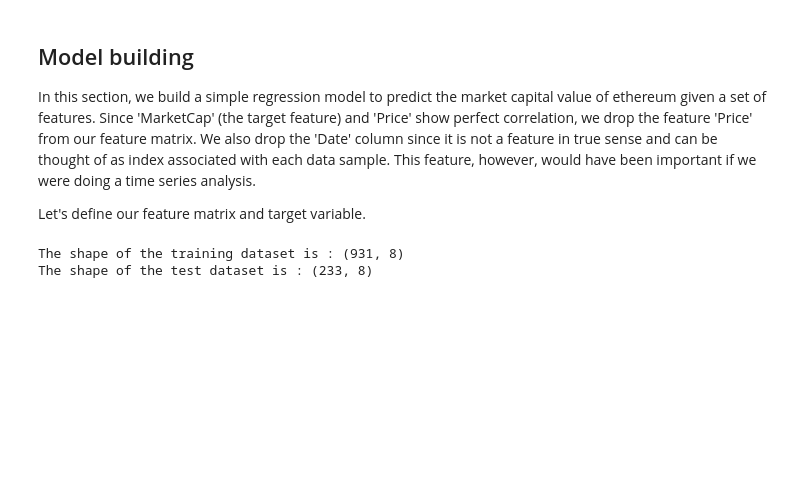
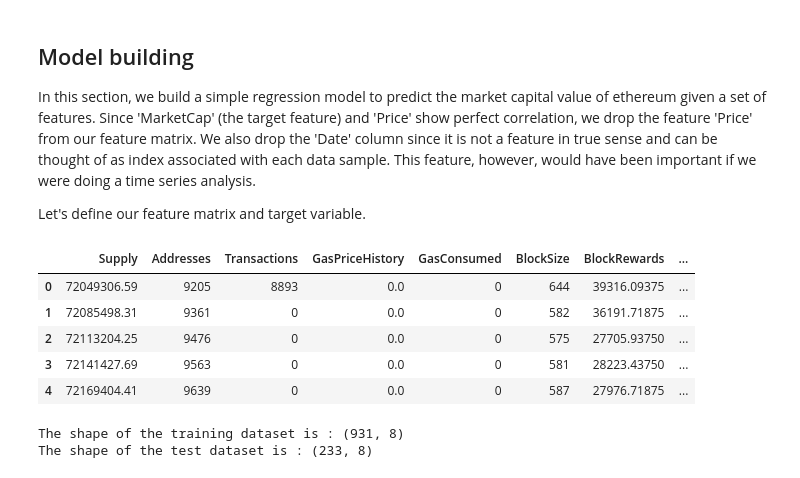
Before and after one commit to nabanitarimpi/Ethereum-data-analysis, a Jupyter notebook: crypto_curr.ipynb, the cells around one changed output. Cells and saved outputs as stored; diff of their text form; code cells hidden in the pictures; blank space fills up the shorter version.

```diff
--- a/crypto_curr.ipynb
+++ b/crypto_curr.ipynb
@@ -244,3 +244,12 @@ X = crypt_df.drop(['Date', 'Price', 'MarketCap'], axis=1)
 
 # target variable
 y = crypt_df['MarketCap'].values
+# %%
+X.head()
+# %% [output]
+|  | Supply | Addresses | Transactions | GasPriceHistory | GasConsumed | BlockSize | BlockRewards | ... |
+| 0 | 72049306.59 | 9205 | 8893 | 0.0 | 0 | 644 | 39316.09375 | ... |
+| 1 | 72085498.31 | 9361 | 0 | 0.0 | 0 | 582 | 36191.71875 | ... |
+| 2 | 72113204.25 | 9476 | 0 | 0.0 | 0 | 575 | 27705.93750 | ... |
+| 3 | 72141427.69 | 9563 | 0 | 0.0 | 0 | 581 | 28223.43750 | ... |
+| 4 | 72169404.41 | 9639 | 0 | 0.0 | 0 | 587 | 27976.71875 | ... |
```
Also changed, not shown: parts of 49 cells of this notebook.
